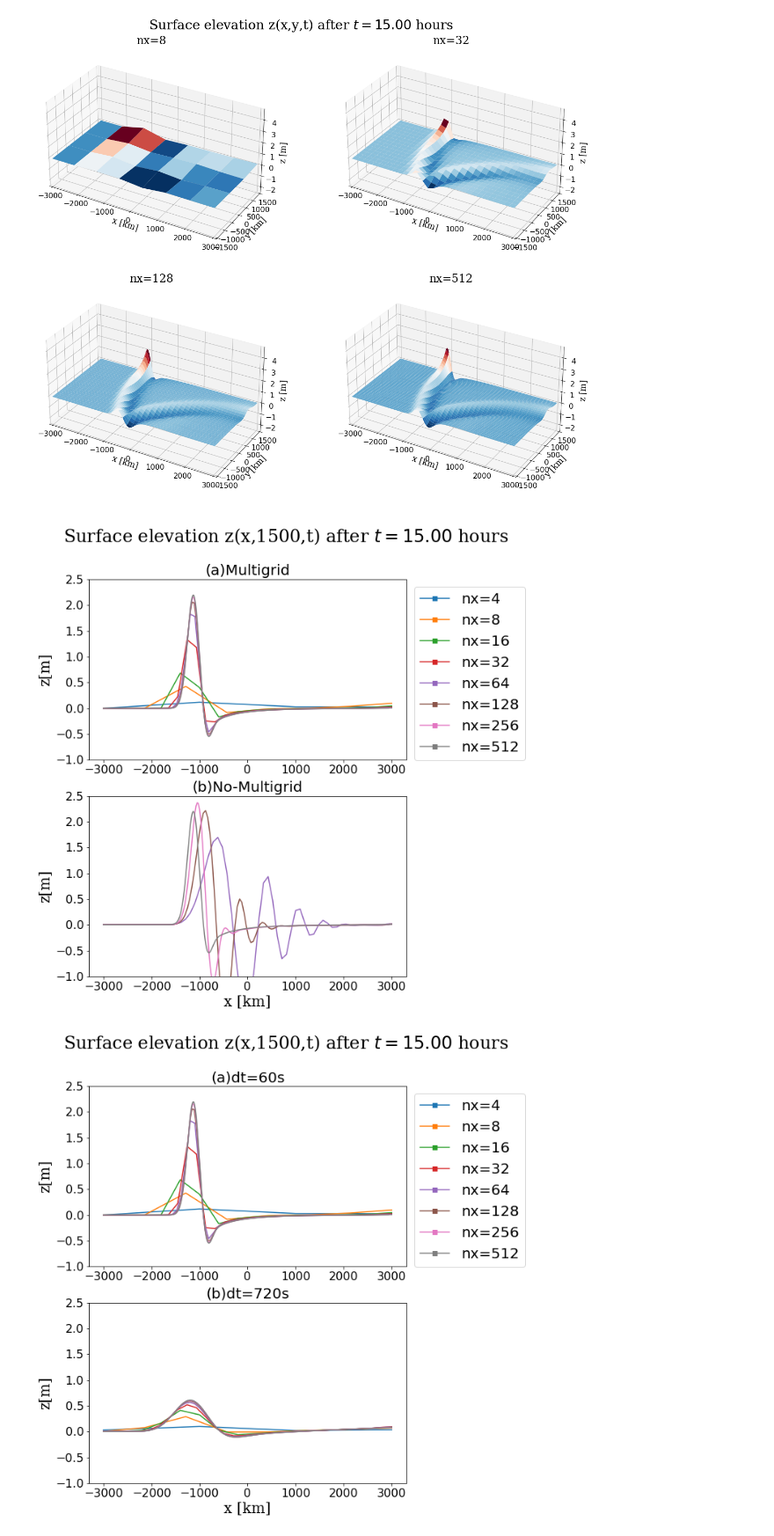
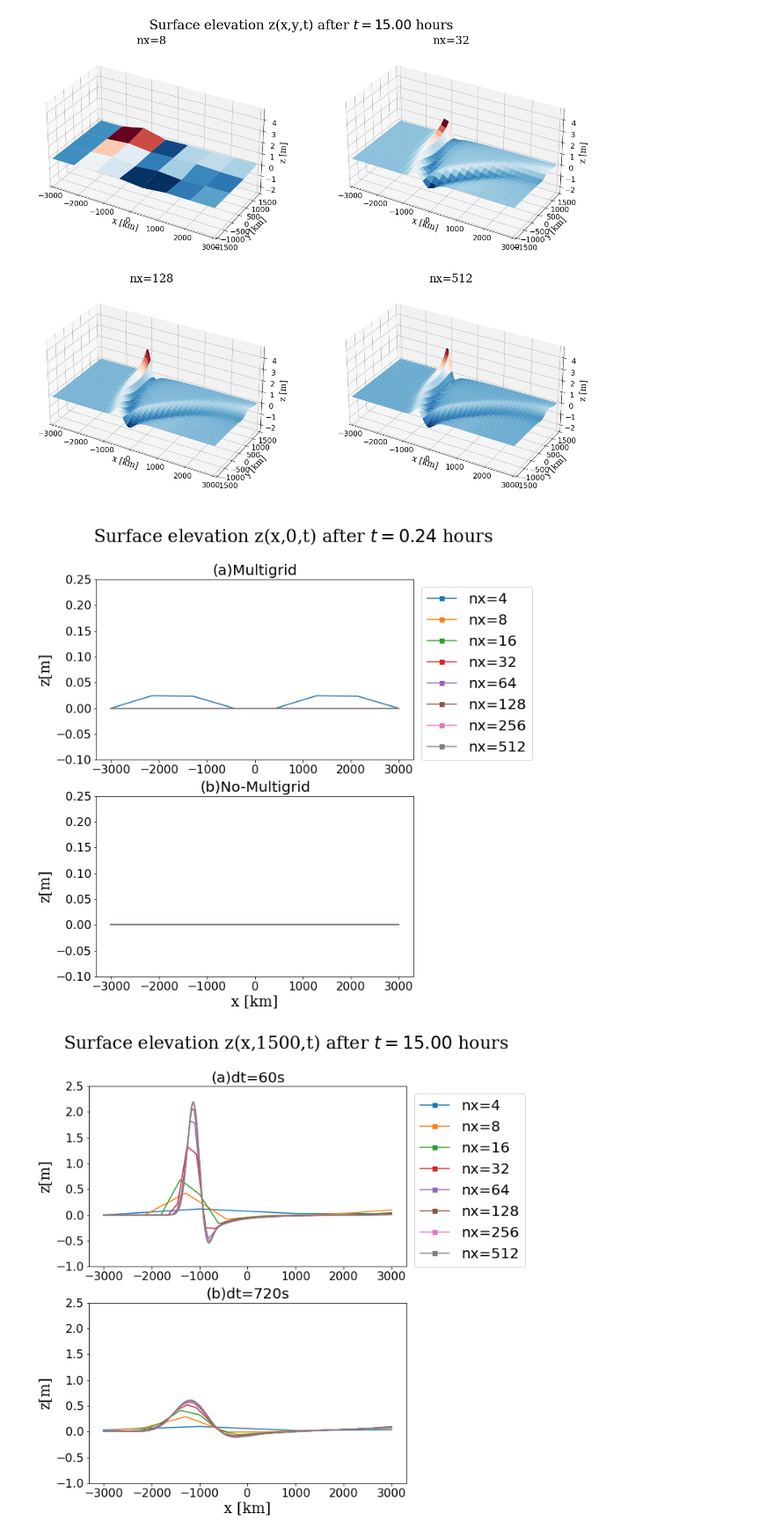
Before and after one commit to kazumasa-ueno/Shallow_Water, a Jupyter notebook: Kelvin-wave/plot_for_slide.ipynb, the cells around one changed output. Shown at 88% size. Drawn from its saved outputs; the diff is of its cells as text; code cells hidden in the pictures.

```diff
--- a/Kelvin-wave/plot_for_slide.ipynb
+++ b/Kelvin-wave/plot_for_slide.ipynb
@@ -429,21 +509,3 @@ eta_animation3D(x,y,z,180,f_filename)
-# %%
-o_filename = "./output/z_east_60_512/"
-f_filename = "./fig/z_east_60_512/"
-
-nt = 400
-for i in range(7):
-  k = i+1
-  l=8
-  n = int(512/(2**(l-k)))
-  ny = int(256/(2**(l-k)))
-  z = np.loadtxt(o_filename + "z{}.txt".format(k))
-  z = z.reshape(nt,ny,n)
-
-  x = np.linspace(-3000,3000,n)
-  y = np.linspace(-1500,1500,ny)
-  x,y = np.meshgrid(x, y)
-
-  eta_animation3D(x,y,z,180,f_filename + "anim_z{}".format(k))
 # %%
 o_filename = "./output/hvary_cont/"
 f_filename = "./fig/hvary_cont/z_comp"
@@ -512,0 +581,13 @@ animationY0_compare(x,y,z0,orig_z0,imax,nt,frame_interval,f_filename)
+# %%
+o_filename = "./output/out022703/z8.txt"
+f_filename = "./fig/z_initial"
+
+nt = 10
+n = 1024
+ny = 256
+z = np.loadtxt(o_filename)
+z = z.reshape(nt,ny,n)
+x = np.linspace(-15000,15000,n)
+# t = np.linspace(0,20,200)
+
+plot2D(x,y,z,0,f_filename)
@@ -623,39 +706,39 @@ eta_3D_sub(X, Y, z0, ilist, num, frame_interval, f_filename)
 # %% [output]
 [figure]
 # %%
-o_filename = "./output/hvary_cont/"
-f_filename = "./fig/hvary_cont/animY0_300"
-nt = 520
-frame_interval = 180
+o_filename = "./output/out022703/"
+f_filename = "./fig/animY0_300"
+nt = 10
+frame_interval = 864
 l=8
 imax = 8
-nmax = 512
+nmax = 1024
 nymax = 256
-num = 300
+num = 1
 
 x = []
 z0 = []
 orig_z0 = []
 for i in range(imax):
   k = i+1
   # k = i+4
   n = int(nmax/(2**(l-k)))
   ny = int(nymax/(2**(l-k)))
   z = np.loadtxt(o_filename + "z{}.txt".format(k))
   z = z.reshape(nt,ny,n)
   z0.append(z.tolist())
   if(l-k<4 and k<l):
-    orig_z = np.loadtxt(o_filename + "orig_z{}.txt".format(k))
+    orig_z = np.loadtxt(o_filename + "z{}.txt".format(k))
     orig_z = orig_z.reshape(nt,ny,n)
     orig_z0.append(orig_z.tolist())
   elif(k==l):
     orig_z0.append(z.tolist())
   x.append(list(np.linspace(-3000,3000,n)))
   y = np.linspace(-1500,1500,ny)
 
 Y0_compare(x,y,z0,orig_z0,imax,num,frame_interval,f_filename)
 # %% [output]
-[figure, old version]
+[figure, new version]
 # %%
 # o_filename_60 = "./output/hvary_cont/"
 # o_filename_720 = "./output/hvary_cont720/"
```
Also changed, not shown: parts of 14 cells of this notebook, 4 other files.
